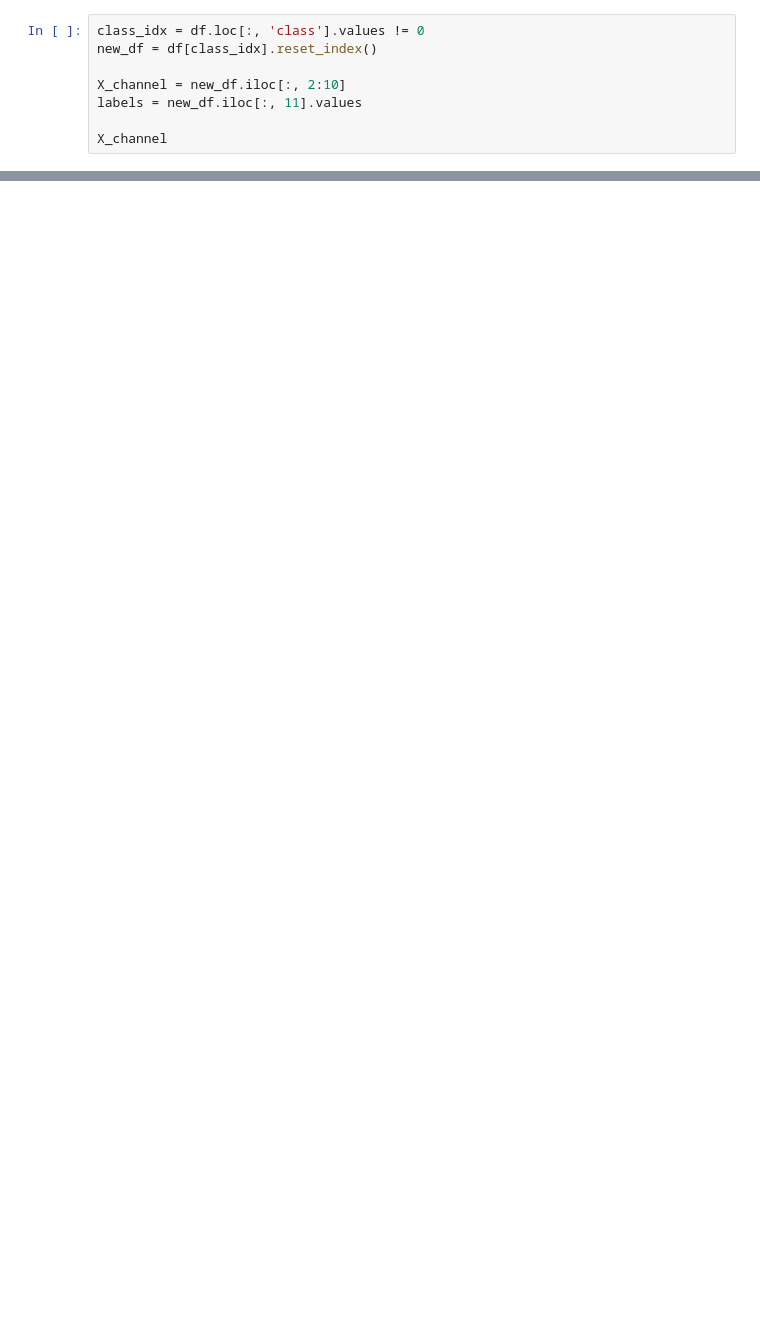
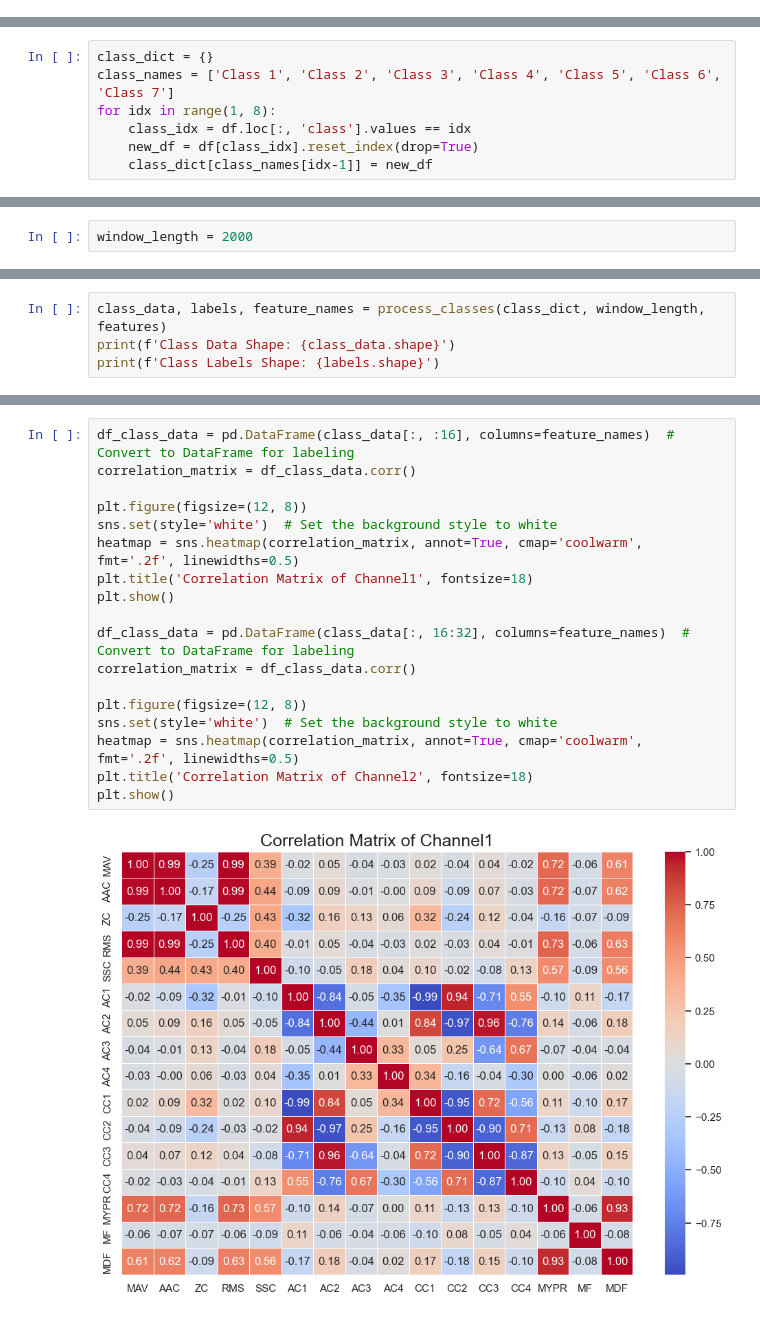
Before and after one commit to omkarpatil06/s-s_emg, a Jupyter notebook: emg.ipynb, the cells around one changed output, grey strips where cells are left out. Drawn from its saved outputs; the diff is of its cells as text; blank space fills up the shorter version.

```diff
--- a/emg.ipynb
+++ b/emg.ipynb
@@ -30,8 +36,0 @@ Clean up data
-# %%
-class_idx = df.loc[:, 'class'].values != 0
-new_df = df[class_idx].reset_index()
-
-X_channel = new_df.iloc[:, 2:10]
-labels = new_df.iloc[:, 11].values
-
-X_channel
@@ -51,0 +39,7 @@ X_channel
+# %%
+class_dict = {}
+class_names = ['Class 1', 'Class 2', 'Class 3', 'Class 4', 'Class 5', 'Class 6', 'Class 7']
+for idx in range(1, 8):
+    class_idx = df.loc[:, 'class'].values == idx
+    new_df = df[class_idx].reset_index(drop=True)
+    class_dict[class_names[idx-1]] = new_df
@@ -51,0 +48,2 @@ X_channel
+# %%
+window_length = 2000
@@ -51,0 +93,4 @@ X_channel
+# %%
+class_data, labels, feature_names = process_classes(class_dict, window_length, features)
+print(f'Class Data Shape: {class_data.shape}')
+print(f'Class Labels Shape: {labels.shape}')
@@ -51,0 +100,20 @@ X_channel
+# %%
+df_class_data = pd.DataFrame(class_data[:, :16], columns=feature_names)  # Convert to DataFrame for labeling
+correlation_matrix = df_class_data.corr()
+
+plt.figure(figsize=(12, 8))
+sns.set(style='white')  # Set the background style to white
+heatmap = sns.heatmap(correlation_matrix, annot=True, cmap='coolwarm', fmt='.2f', linewidths=0.5)
+plt.title('Correlation Matrix of Channel1', fontsize=18)
+plt.show()
+
+df_class_data = pd.DataFrame(class_data[:, 16:32], columns=feature_names)  # Convert to DataFrame for labeling
+correlation_matrix = df_class_data.corr()
+
+plt.figure(figsize=(12, 8))
+sns.set(style='white')  # Set the background style to white
+heatmap = sns.heatmap(correlation_matrix, annot=True, cmap='coolwarm', fmt='.2f', linewidths=0.5)
+plt.title('Correlation Matrix of Channel2', fontsize=18)
+plt.show()
+# %% [output]
+[figure, added]
```
Also changed, not shown: parts of 17 cells of this notebook, 2 other files.
